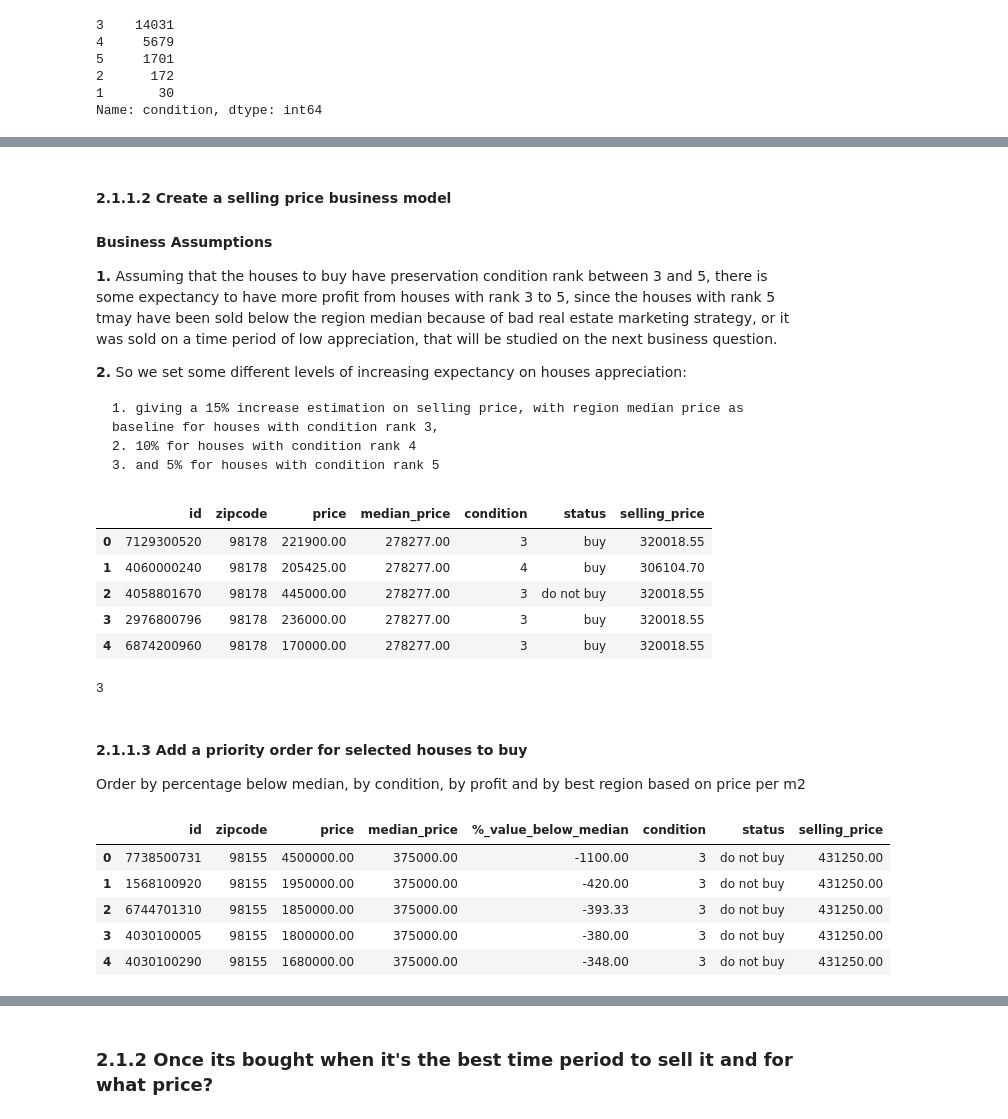
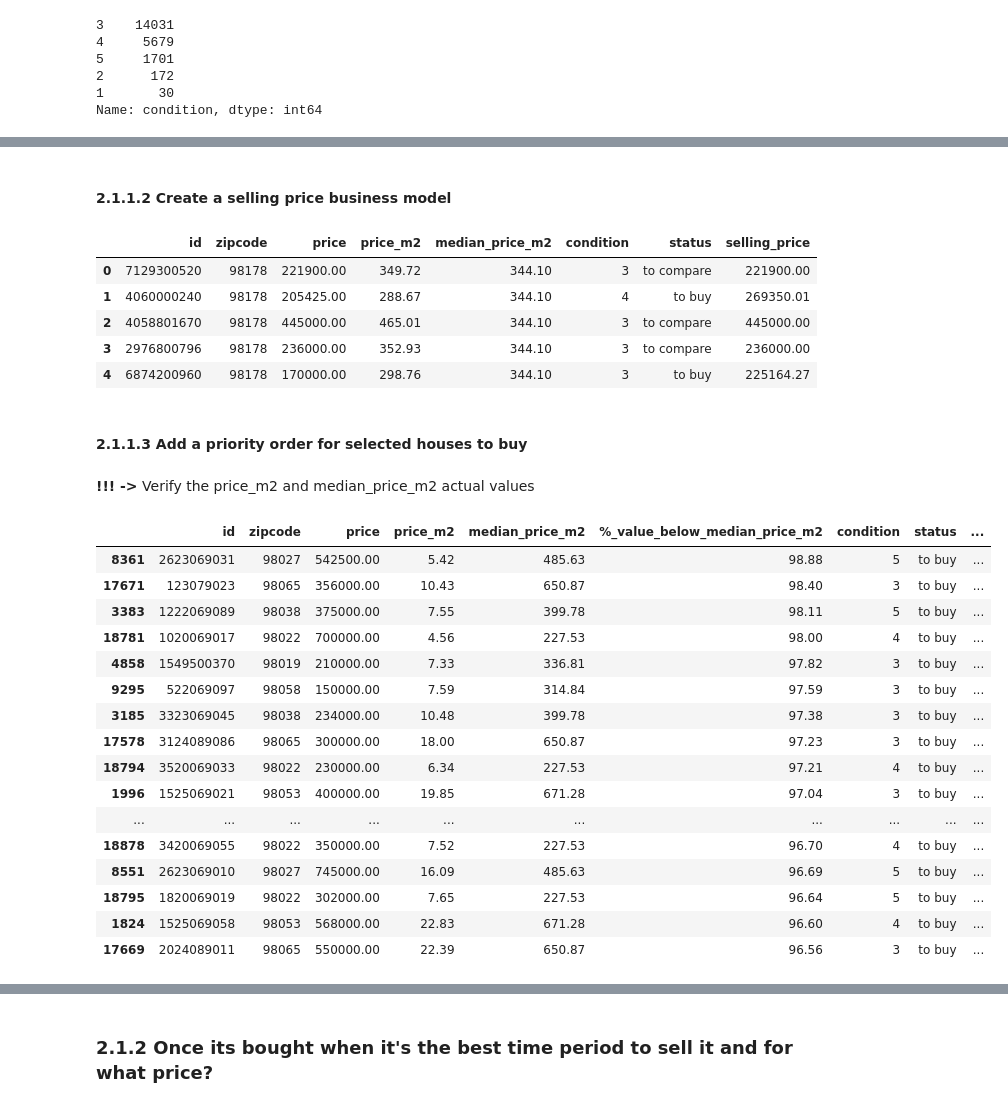
Before and after one commit to MikeMadeira/HouseSales-RecommendationSystem, a Jupyter notebook: houses_recommendations.ipynb, the cells around one changed output, grey strips where cells are left out. Saved outputs shown, nothing was run; the diff lists cells and outputs as text; code cells hidden in the pictures.

Commit message:
First question business assumptions finished and remains to do a verification of possible outliers on m2_lot

```diff
--- a/houses_recommendations.ipynb
+++ b/houses_recommendations.ipynb
@@ -674,49 +721,53 @@ buy           10579
 Name: status, dtype: int64
-# %% [markdown]
-#### 2.1.1.2 Create a selling price business model
-
-#### Business Assumptions
-
-**1.** Assuming that the houses to buy have preservation condition rank between 3 and 5, there is some expectancy to have more profit from houses with rank 3 to 5, since the houses with rank 5 tmay have been sold below the region median because of bad real estate marketing strategy, or it was sold on a time period of low appreciation, that will be studied on the next business question.
-
-**2.** So we set some different levels of increasing expectancy on houses appreciation:
-
-    1. giving a 15% increase estimation on selling price, with region median price as baseline for houses with condition rank 3,
-    2. 10% for houses with condition rank 4
-    3. and 5% for houses with condition rank 5
+# %% [markdown]
+#### 2.1.1.2 Create a selling price business model
 # %%
 # set a selling price
 
-house_df_fs['selling_price'] = house_df_fs[['median_price','condition']].apply(lambda x: x[0]*1.15 if x[1] == 3
-                                                                                    else x[0]*1.10 if x[1] == 4
-                                                                                    else x[0]*1.05, axis=1)
+house_df_fs['selling_price'] = house_df_fs[['median_price_m2','house_total_m2','condition','status','price']].apply(lambda x: (x[0]*x[1])*1.15 if (x[2] == 3) & (x[3] == 'to buy')\
+                                                                                    else (x[0]*x[1])*1.10 if (x[2] == 4) & (x[3] == 'to buy')\
+                                                                                    else (x[0]*x[1])*1.05 if (x[2] == 5) & (x[3] == 'to buy')\
+                                                                                    else x[4], axis=1)
 # %%
-house_df_fs[['id','zipcode','price','median_price','condition','status','selling_price']].head()
+house_df_fs[['id','zipcode','price','price_m2','median_price_m2','condition','status','selling_price']].head()
 # %% [output]
-|  | id | zipcode | price | median_price | condition | status | selling_price |
-| 0 | 7129300520 | 98178 | 221900.00 | 278277.00 | 3 | buy | 320018.55 |
-| 1 | 4060000240 | 98178 | 205425.00 | 278277.00 | 4 | buy | 306104.70 |
-| 2 | 4058801670 | 98178 | 445000.00 | 278277.00 | 3 | do not buy | 320018.55 |
-| 3 | 2976800796 | 98178 | 236000.00 | 278277.00 | 3 | buy | 320018.55 |
-| 4 | 6874200960 | 98178 | 170000.00 | 278277.00 | 3 | buy | 320018.55 |
+|  | id | zipcode | price | price_m2 | median_price_m2 | condition | status | selling_price |
+| 0 | 7129300520 | 98178 | 221900.00 | 349.72 | 344.10 | 3 | to compare | 221900.00 |
+| 1 | 4060000240 | 98178 | 205425.00 | 288.67 | 344.10 | 4 | to buy | 269350.01 |
+| 2 | 4058801670 | 98178 | 445000.00 | 465.01 | 344.10 | 3 | to compare | 445000.00 |
+| 3 | 2976800796 | 98178 | 236000.00 | 352.93 | 344.10 | 3 | to compare | 236000.00 |
+| 4 | 6874200960 | 98178 | 170000.00 | 298.76 | 344.10 | 3 | to buy | 225164.27 |
-# %%
-house_df_fs.loc[0,['median_price','condition']][1]
-# %% [output]
-3
 # %% [markdown]
 #### 2.1.1.3 Add a priority order for selected houses to buy
-
-Order by percentage below median, by condition, by profit and by best region based on price per m2
 # %%
-# set percentage_value_below_median
+# create percentage_value_below_median
 
-house_df_fs['%_value_below_median'] = (1 - (house_df_fs['price']/house_df_fs['median_price']))*100
+house_df_fs['%_value_below_median_price_m2'] = (1 - (house_df_fs['price_m2']/house_df_fs['median_price_m2']))*100
+# %%
+# Create profit variable
+
+house_df_fs['profit_est'] = house_df_fs['selling_price'] - house_df_fs['price']
+# %%
+house_df_fs.sort_values(by=['%_value_below_median_price_m2', 'condition', 'profit_est'], ascending=[False,True,False], inplace=True)
+# %% [markdown]
+**!!! ->** Verify the price_m2 and median_price_m2 actual values
 # %%
-house_df_fs[['id','zipcode','price','median_price','%_value_below_median','condition','status','selling_price']].head()
+house_df_fs.loc[(house_df_fs['%_value_below_median_price_m2'] > 0) & (house_df_fs['status'] == 'to buy'),['id','zipcode','price','price_m2','median_price_m2','%_value_below_median_price_m2','condition','status','selling_price','profit_est']].head(20)
 # %% [output]
-|  | id | zipcode | price | median_price | %_value_below_median | condition | status | selling_price |
-| 0 | 7738500731 | 98155 | 4500000.00 | 375000.00 | -1100.00 | 3 | do not buy | 431250.00 |
-| 1 | 1568100920 | 98155 | 1950000.00 | 375000.00 | -420.00 | 3 | do not buy | 431250.00 |
-| 2 | 6744701310 | 98155 | 1850000.00 | 375000.00 | -393.33 | 3 | do not buy | 431250.00 |
-| 3 | 4030100005 | 98155 | 1800000.00 | 375000.00 | -380.00 | 3 | do not buy | 431250.00 |
-| 4 | 4030100290 | 98155 | 1680000.00 | 375000.00 | -348.00 | 3 | do not buy | 431250.00 |
+|  | id | zipcode | price | price_m2 | median_price_m2 | %_value_below_median_price_m2 | condition | status | ... |
+| 8361 | 2623069031 | 98027 | 542500.00 | 5.42 | 485.63 | 98.88 | 5 | to buy | ... |
+| 17671 | 123079023 | 98065 | 356000.00 | 10.43 | 650.87 | 98.40 | 3 | to buy | ... |
+| 3383 | 1222069089 | 98038 | 375000.00 | 7.55 | 399.78 | 98.11 | 5 | to buy | ... |
+| 18781 | 1020069017 | 98022 | 700000.00 | 4.56 | 227.53 | 98.00 | 4 | to buy | ... |
+| 4858 | 1549500370 | 98019 | 210000.00 | 7.33 | 336.81 | 97.82 | 3 | to buy | ... |
+| 9295 | 522069097 | 98058 | 150000.00 | 7.59 | 314.84 | 97.59 | 3 | to buy | ... |
+| 3185 | 3323069045 | 98038 | 234000.00 | 10.48 | 399.78 | 97.38 | 3 | to buy | ... |
+| 17578 | 3124089086 | 98065 | 300000.00 | 18.00 | 650.87 | 97.23 | 3 | to buy | ... |
+| 18794 | 3520069033 | 98022 | 230000.00 | 6.34 | 227.53 | 97.21 | 4 | to buy | ... |
+| 1996 | 1525069021 | 98053 | 400000.00 | 19.85 | 671.28 | 97.04 | 3 | to buy | ... |
+| ... | ... | ... | ... | ... | ... | ... | ... | ... | ... |
+| 18878 | 3420069055 | 98022 | 350000.00 | 7.52 | 227.53 | 96.70 | 4 | to buy | ... |
+| 8551 | 2623069010 | 98027 | 745000.00 | 16.09 | 485.63 | 96.69 | 5 | to buy | ... |
+| 18795 | 1820069019 | 98022 | 302000.00 | 7.65 | 227.53 | 96.64 | 5 | to buy | ... |
+| 1824 | 1525069058 | 98053 | 568000.00 | 22.83 | 671.28 | 96.60 | 4 | to buy | ... |
+| 17669 | 2024089011 | 98065 | 550000.00 | 22.39 | 650.87 | 96.56 | 3 | to buy | ... |
```
Also changed, not shown: parts of 18 cells of this notebook.
